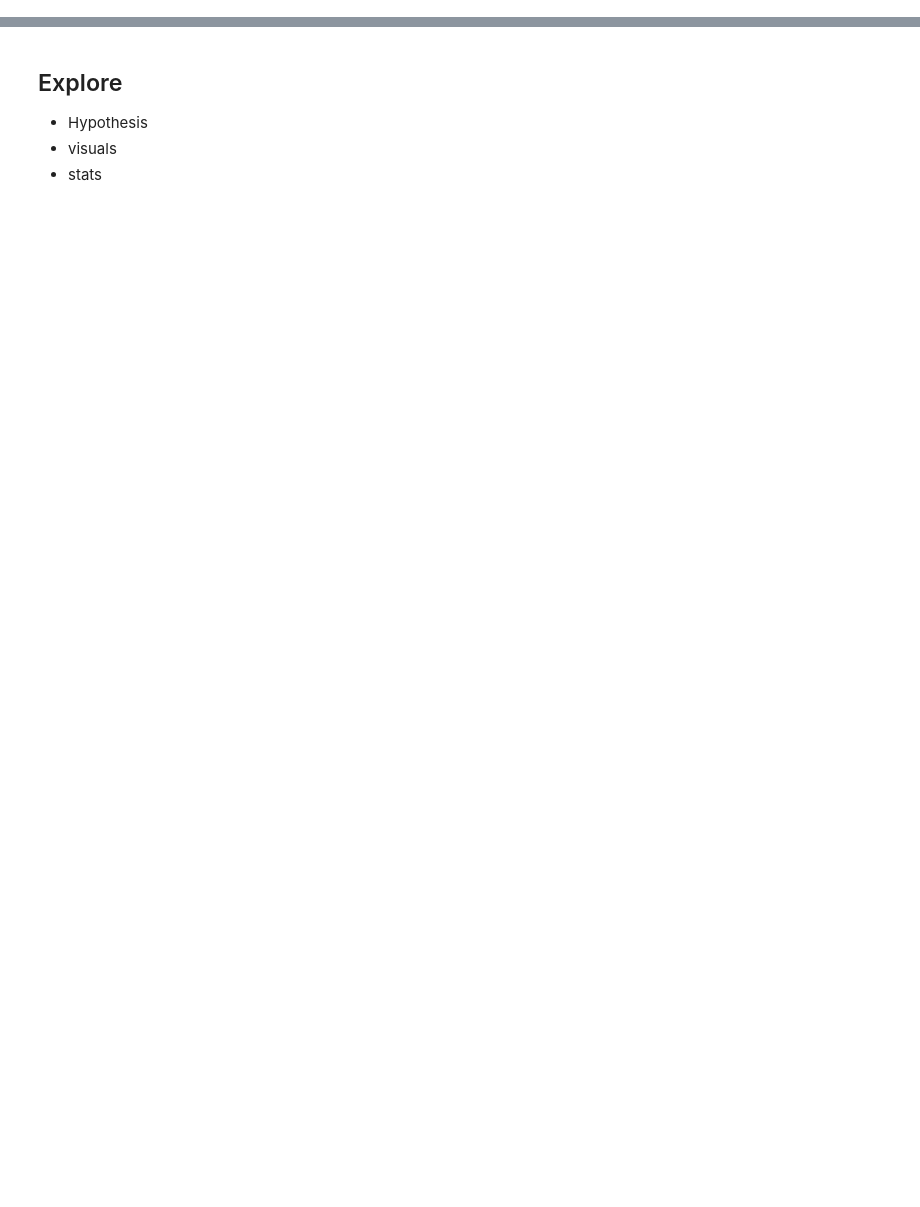
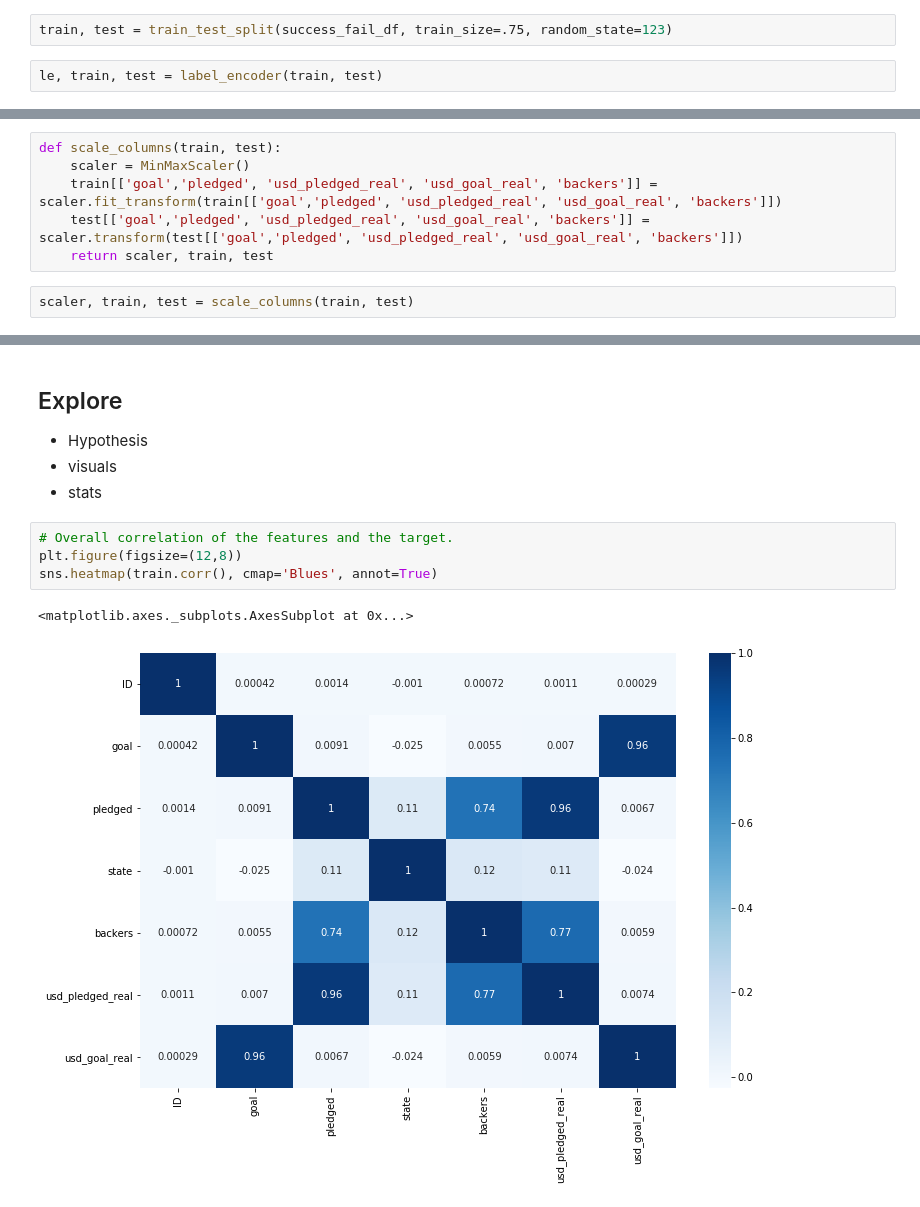
Before and after one commit to davidwederstrandtsr/Xtra_projects, a Jupyter notebook: kickstarter-exercise.ipynb, the cells around one changed output, grey strips where cells are left out. Cells and saved outputs as stored; diff of their text form; blank space fills up the shorter version.

```diff
--- a/kickstarter-exercise.ipynb
+++ b/kickstarter-exercise.ipynb
@@ -216,0 +237,4 @@ plt.fill(success_fail_df.ID, success_fail_df.backers)
+# %%
+train, test = train_test_split(success_fail_df, train_size=.75, random_state=123)
+# %%
+le, train, test = label_encoder(train, test)
@@ -216,0 +278,8 @@ plt.fill(success_fail_df.ID, success_fail_df.backers)
+# %%
+def scale_columns(train, test):
+    scaler = MinMaxScaler()
+    train[['goal','pledged', 'usd_pledged_real', 'usd_goal_real', 'backers']] = scaler.fit_transform(train[['goal','pledged', 'usd_pledged_real', 'usd_goal_real', 'backers']])
+    test[['goal','pledged', 'usd_pledged_real', 'usd_goal_real', 'backers']] = scaler.transform(test[['goal','pledged', 'usd_pledged_real', 'usd_goal_real', 'backers']])
+    return scaler, train, test
+# %%
+scaler, train, test = scale_columns(train, test)
@@ -220,3 +305,10 @@ plt.fill(success_fail_df.ID, success_fail_df.backers)
 - Hypothesis
 - visuals
 - stats
+# %%
+# Overall correlation of the features and the target.
+plt.figure(figsize=(12,8))
+sns.heatmap(train.corr(), cmap='Blues', annot=True)
+# %% [output]
+<matplotlib.axes._subplots.AxesSubplot at 0x...>
+[figure, added]
```
Also changed, not shown: parts of 10 cells of this notebook.
